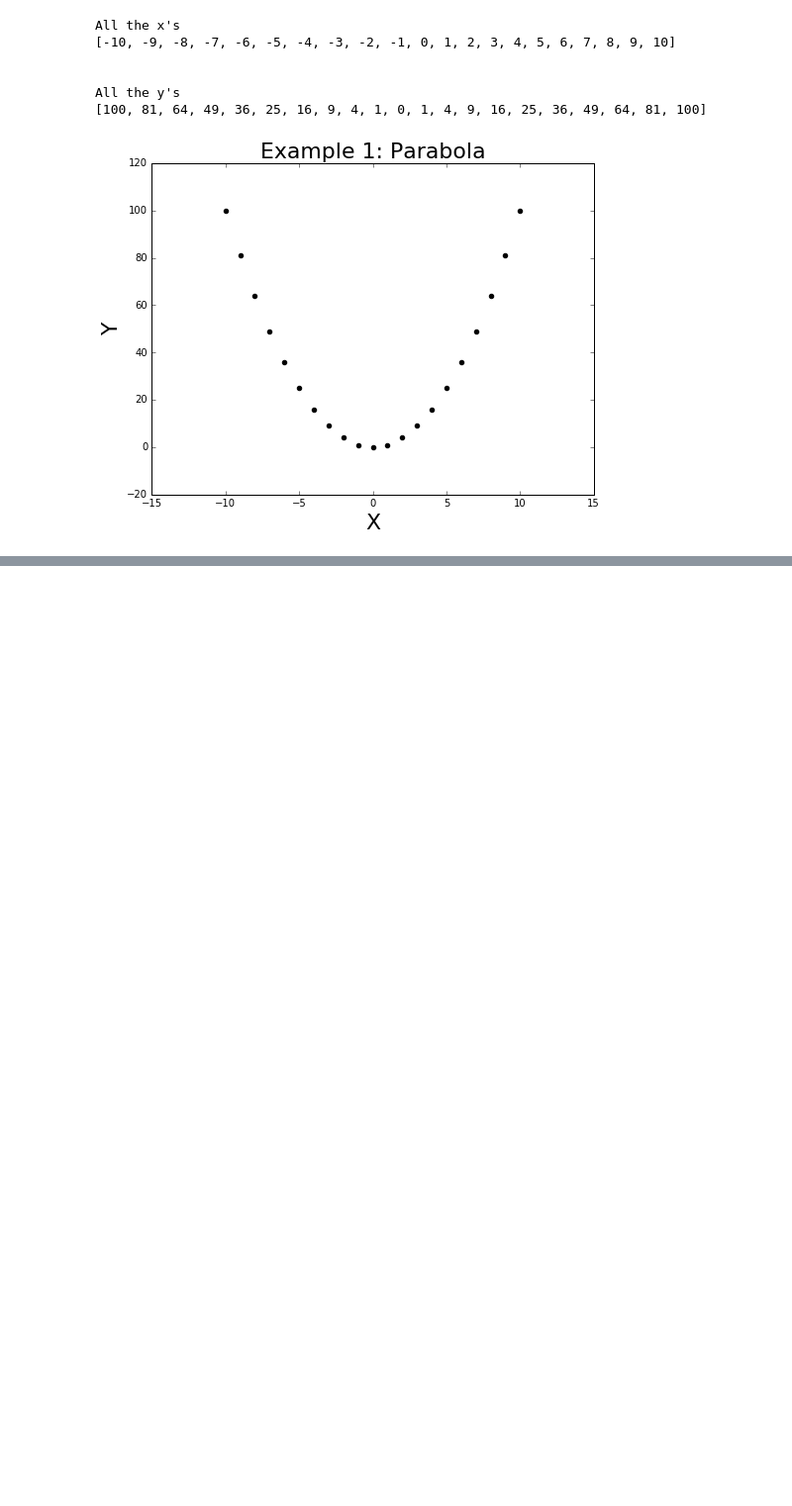
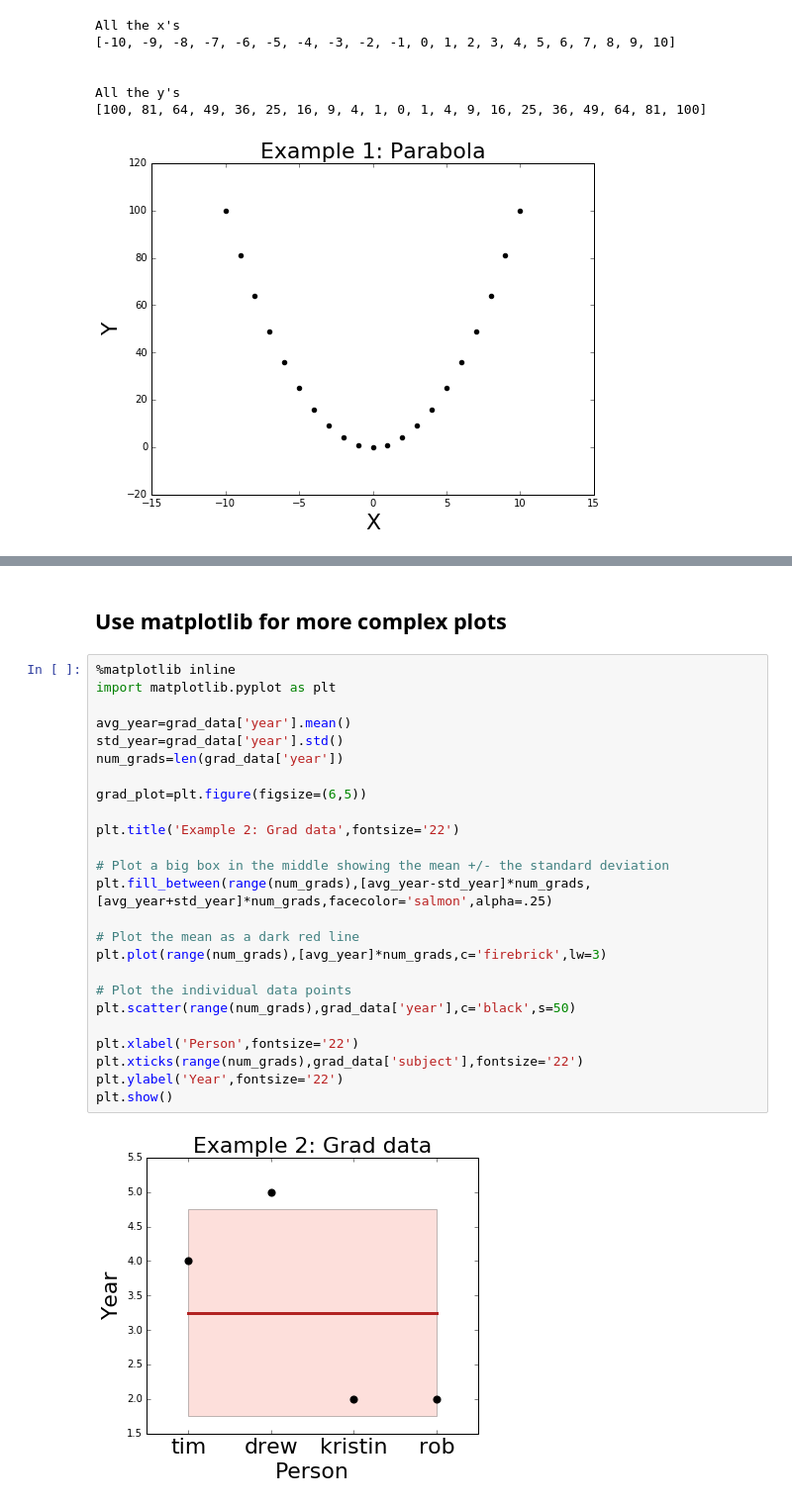
Before and after one commit to timflew/python_lessons, a Jupyter notebook: Lesson 0-Programming languages.ipynb, the cells around one changed output, grey strips where cells are left out. Shown at 99% size. Drawn from its saved outputs; the diff is of its cells as text; blank space fills up the shorter version.

```diff
--- a/Lesson 0-Programming languages.ipynb
+++ b/Lesson 0-Programming languages.ipynb
@@ -92,0 +131,29 @@ If you want to design an experiment in lab, you could use C, Java or Python too.
+# %% [markdown]
+## Use matplotlib for more complex plots
+# %%
+%matplotlib inline
+import matplotlib.pyplot as plt
+
+avg_year=grad_data['year'].mean()
+std_year=grad_data['year'].std()
+num_grads=len(grad_data['year'])
+
+grad_plot=plt.figure(figsize=(6,5))
+
+plt.title('Example 2: Grad data',fontsize='22')
+
+# Plot a big box in the middle showing the mean +/- the standard deviation
+plt.fill_between(range(num_grads),[avg_year-std_year]*num_grads,[avg_year+std_year]*num_grads,facecolor='salmon',alpha=.25)
+
+# Plot the mean as a dark red line
+plt.plot(range(num_grads),[avg_year]*num_grads,c='firebrick',lw=3)
+
+# Plot the individual data points
+plt.scatter(range(num_grads),grad_data['year'],c='black',s=50)
+
+plt.xlabel('Person',fontsize='22')
+plt.xticks(range(num_grads),grad_data['subject'],fontsize='22')
+plt.ylabel('Year',fontsize='22')
+plt.show()
+# %% [output]
+[figure, added]
```
Also changed, not shown: parts of 7 cells of this notebook, 3 other files.
